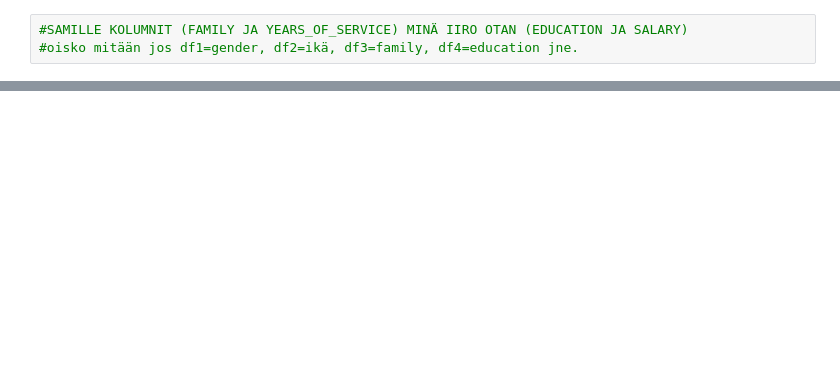
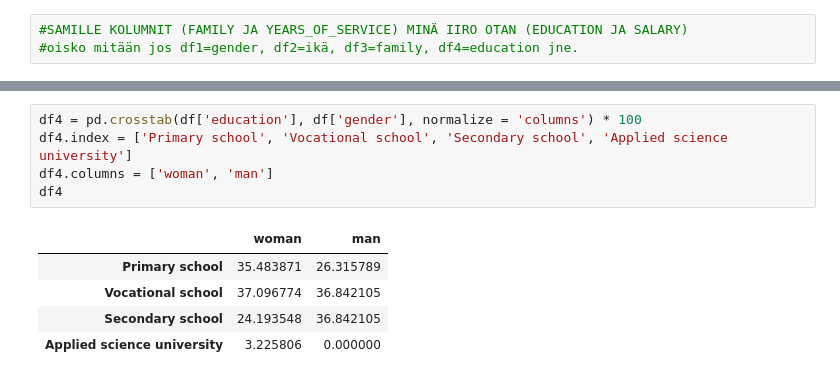
Before and after one commit to YSPLS/Tiedonk-sittely-pythonilla, a Jupyter notebook: code/project.ipynb, the cells around one changed output, grey strips where cells are left out. Drawn from its saved outputs; the diff is of its cells as text; blank space fills up the shorter version.

```diff
--- a/code/project.ipynb
+++ b/code/project.ipynb
@@ -58,2 +132,13 @@ plt.ylabel('Educations')
+# %%
+df4 = pd.crosstab(df['education'], df['gender'], normalize = 'columns') * 100
+df4.index = ['Primary school', 'Vocational school', 'Secondary school', 'Applied science university']
+df4.columns = ['woman', 'man']
+df4
+# %% [output]
+|  | woman | man |
+| Primary school | 35.483871 | 26.315789 |
+| Vocational school | 37.096774 | 36.842105 |
+| Secondary school | 24.193548 | 36.842105 |
+| Applied science university | 3.225806 | 0.000000 |
 # %%
 #Total number of each education level
```
Also changed, not shown: parts of 13 cells of this notebook.
